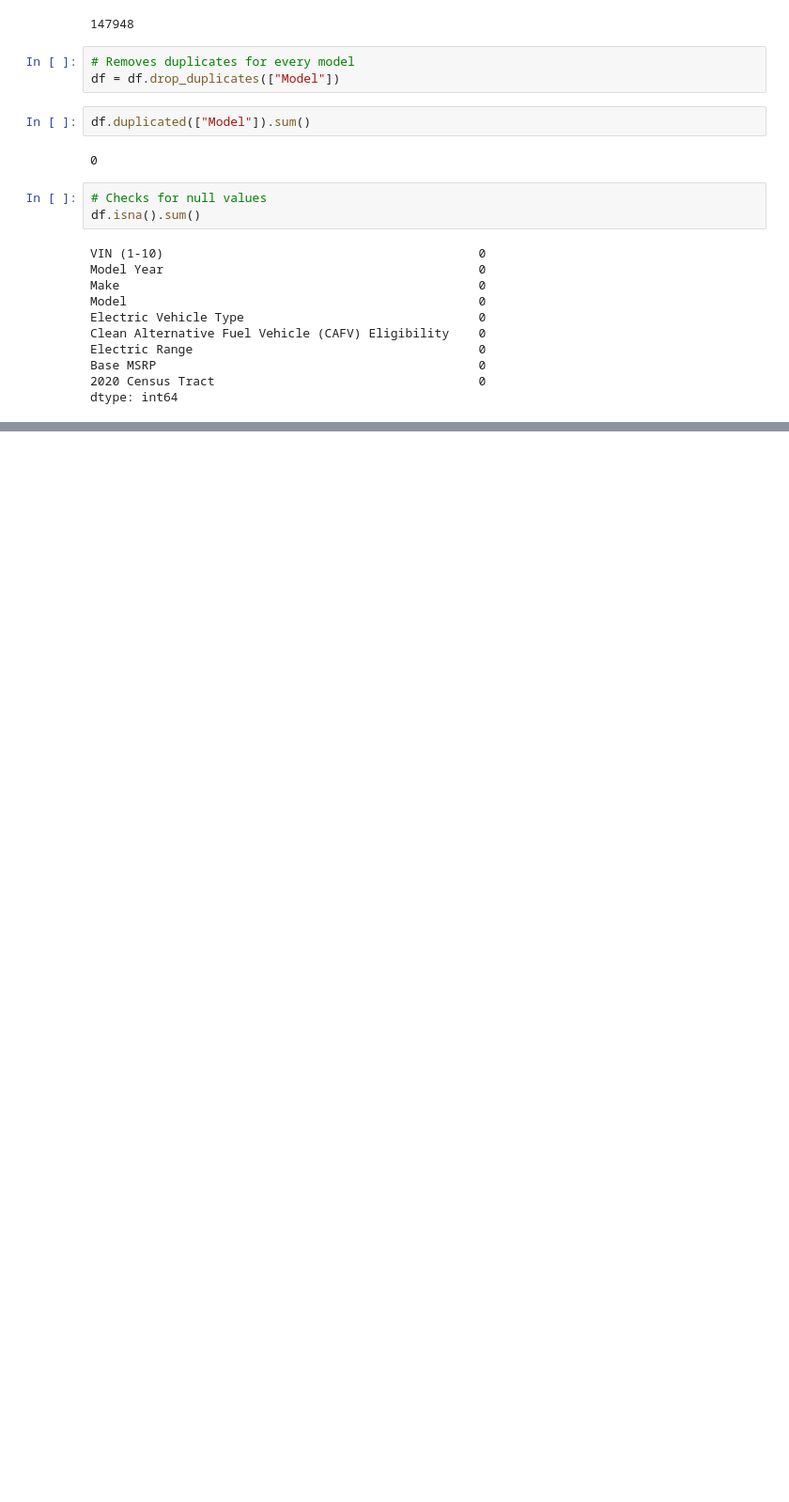
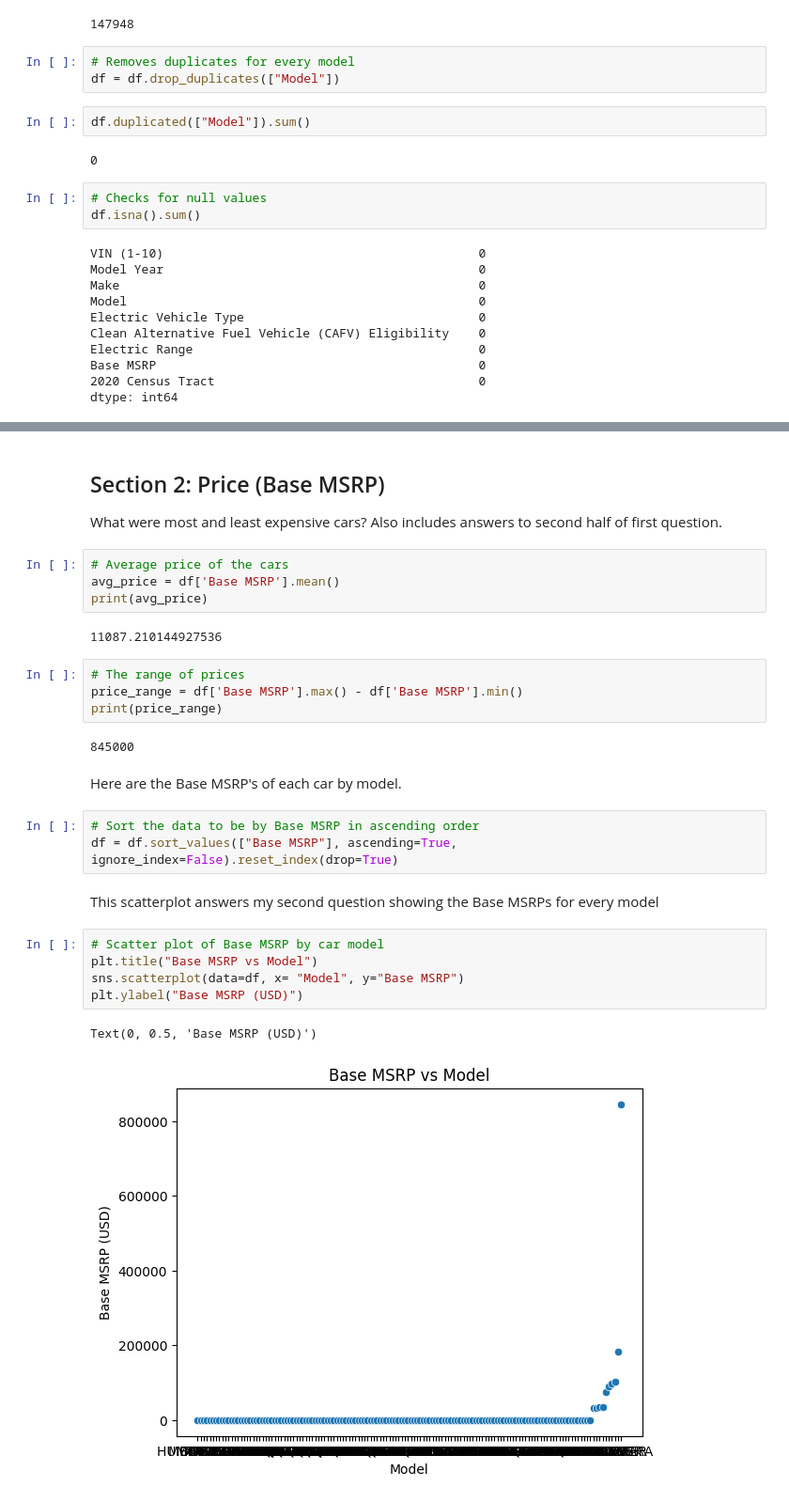
Before and after one commit to Echandler123/Data-Analysis, a Jupyter notebook: dataanalysis.ipynb, the cells around one changed output, grey strips where cells are left out. Shown at 94% size. Cells and saved outputs as stored; diff of their text form; blank space fills up the shorter version.

```diff
--- a/dataanalysis.ipynb
+++ b/dataanalysis.ipynb
@@ -201,0 +106,31 @@ How I would use this data
+# %% [markdown]
+## Section 2: Price (Base MSRP)
+What were most and least expensive cars?
+Also includes answers to second half of first question.
+# %%
+# Average price of the cars
+avg_price = df['Base MSRP'].mean()
+print(avg_price)
+# %% [output]
+11087.210144927536
+# %%
+# The range of prices
+price_range = df['Base MSRP'].max() - df['Base MSRP'].min()
+print(price_range)
+# %% [output]
+845000
+# %% [markdown]
+Here are the Base MSRP's of each car by model.
+# %%
+# Sort the data to be by Base MSRP in ascending order
+df = df.sort_values(["Base MSRP"], ascending=True, ignore_index=False).reset_index(drop=True)
+# %% [markdown]
+This scatterplot answers my second question showing the Base MSRPs for every model
+# %%
+# Scatter plot of Base MSRP by car model
+plt.title("Base MSRP vs Model")
+sns.scatterplot(data=df, x= "Model", y="Base MSRP")
+plt.ylabel("Base MSRP (USD)")
+# %% [output]
+Text(0, 0.5, 'Base MSRP (USD)')
+[figure, added]
```
Also changed, not shown: parts of 55 cells of this notebook.
